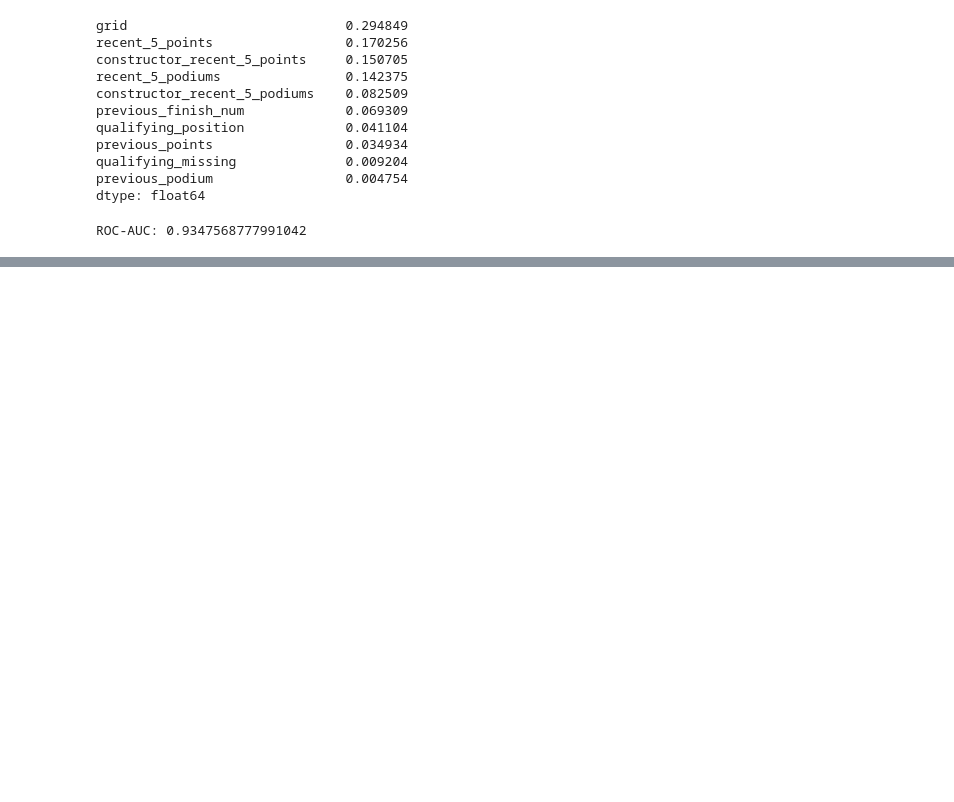
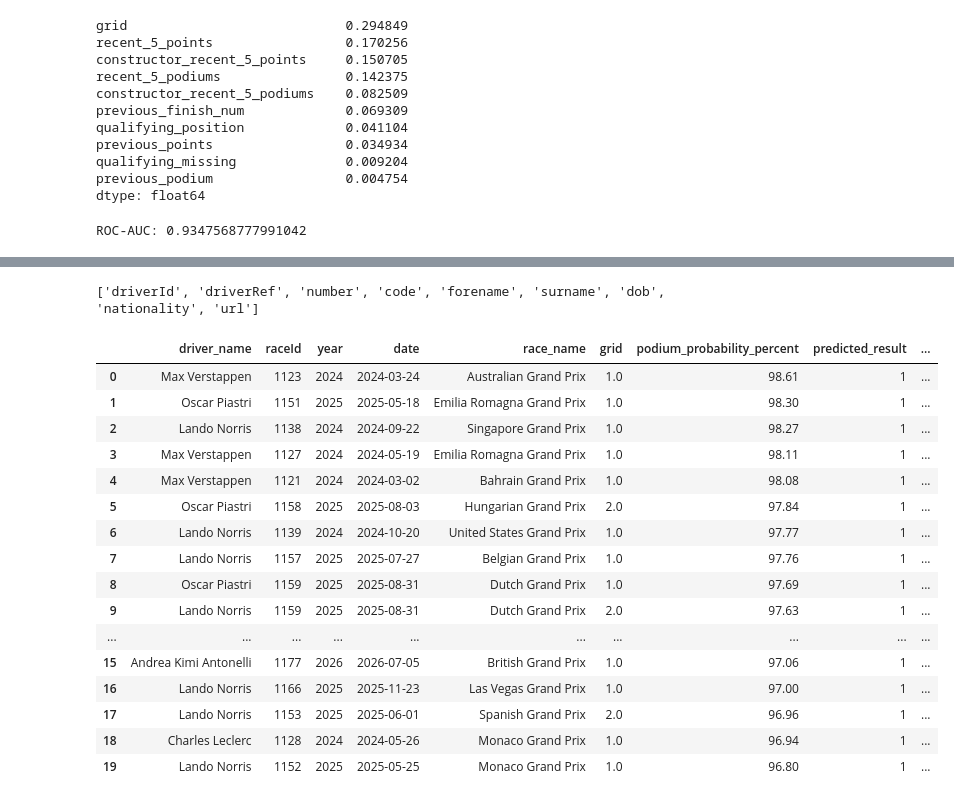
Before and after one commit to dharanish721/F1-Race-Predictor, a Jupyter notebook: notebooks/01_f1_data_exploration.ipynb, the cells around one changed output, grey strips where cells are left out. Drawn from its saved outputs; the diff is of its cells as text; code cells hidden in the pictures; blank space fills up the shorter version.

```diff
--- a/notebooks/01_f1_data_exploration.ipynb
+++ b/notebooks/01_f1_data_exploration.ipynb
@@ -2491,0 +2924,69 @@ ROC-AUC: 0.9347568777991042
+# %%
+print(drivers.columns.tolist())
+# %% [output]
+['driverId', 'driverRef', 'number', 'code', 'forename', 'surname', 'dob', 'nationality', 'url']
+# %%
+
+# Create driver full names
+driver_names = drivers[["driverId", "forename", "surname"]].copy()
+
+driver_names["driver_name"] = (
+    driver_names["forename"] + " " + driver_names["surname"]
+)
+
+# Keep only the columns we need
+driver_names = driver_names[
+    ["driverId", "driver_name"]
+]
+
+# Merge driver names into prediction table
+final_predictions_table = test_info.merge(
+    driver_names,
+    on="driverId",
+    how="left"
+)
+
+# Reorder columns for readability
+final_predictions_table = final_predictions_table[
+    [
+        "driver_name",
+        "raceId",
+        "year",
+        "date",
+        "name",
+        "grid",
+        "podium_probability",
+        "predicted_podium",
+        "actual_podium"
+    ]
+]
+
+# Rename columns
+final_predictions_table = final_predictions_table.rename(
+    columns={
+        "name": "race_name",
+        "podium_probability": "podium_probability_percent",
+        "predicted_podium": "predicted_result",
+        "actual_podium": "actual_result"
+    }
+)
+
+display(final_predictions_table.head(20))
+# %% [output]
+|  | driver_name | raceId | year | date | race_name | grid | podium_probability_percent | predicted_result | ... |
+| 0 | Max Verstappen | 1123 | 2024 | 2024-03-24 | Australian Grand Prix | 1.0 | 98.61 | 1 | ... |
+| 1 | Oscar Piastri | 1151 | 2025 | 2025-05-18 | Emilia Romagna Grand Prix | 1.0 | 98.30 | 1 | ... |
+| 2 | Lando Norris | 1138 | 2024 | 2024-09-22 | Singapore Grand Prix | 1.0 | 98.27 | 1 | ... |
+| 3 | Max Verstappen | 1127 | 2024 | 2024-05-19 | Emilia Romagna Grand Prix | 1.0 | 98.11 | 1 | ... |
+| 4 | Max Verstappen | 1121 | 2024 | 2024-03-02 | Bahrain Grand Prix | 1.0 | 98.08 | 1 | ... |
+| 5 | Oscar Piastri | 1158 | 2025 | 2025-08-03 | Hungarian Grand Prix | 2.0 | 97.84 | 1 | ... |
+| 6 | Lando Norris | 1139 | 2024 | 2024-10-20 | United States Grand Prix | 1.0 | 97.77 | 1 | ... |
+| 7 | Lando Norris | 1157 | 2025 | 2025-07-27 | Belgian Grand Prix | 1.0 | 97.76 | 1 | ... |
+| 8 | Oscar Piastri | 1159 | 2025 | 2025-08-31 | Dutch Grand Prix | 1.0 | 97.69 | 1 | ... |
+| 9 | Lando Norris | 1159 | 2025 | 2025-08-31 | Dutch Grand Prix | 2.0 | 97.63 | 1 | ... |
+| ... | ... | ... | ... | ... | ... | ... | ... | ... | ... |
+| 15 | Andrea Kimi Antonelli | 1177 | 2026 | 2026-07-05 | British Grand Prix | 1.0 | 97.06 | 1 | ... |
+| 16 | Lando Norris | 1166 | 2025 | 2025-11-23 | Las Vegas Grand Prix | 1.0 | 97.00 | 1 | ... |
+| 17 | Lando Norris | 1153 | 2025 | 2025-06-01 | Spanish Grand Prix | 2.0 | 96.96 | 1 | ... |
+| 18 | Charles Leclerc | 1128 | 2024 | 2024-05-26 | Monaco Grand Prix | 1.0 | 96.94 | 1 | ... |
+| 19 | Lando Norris | 1152 | 2025 | 2025-05-25 | Monaco Grand Prix | 1.0 | 96.80 | 1 | ... |
```
Also changed, not shown: parts of 115 cells of this notebook, 10 other files.
